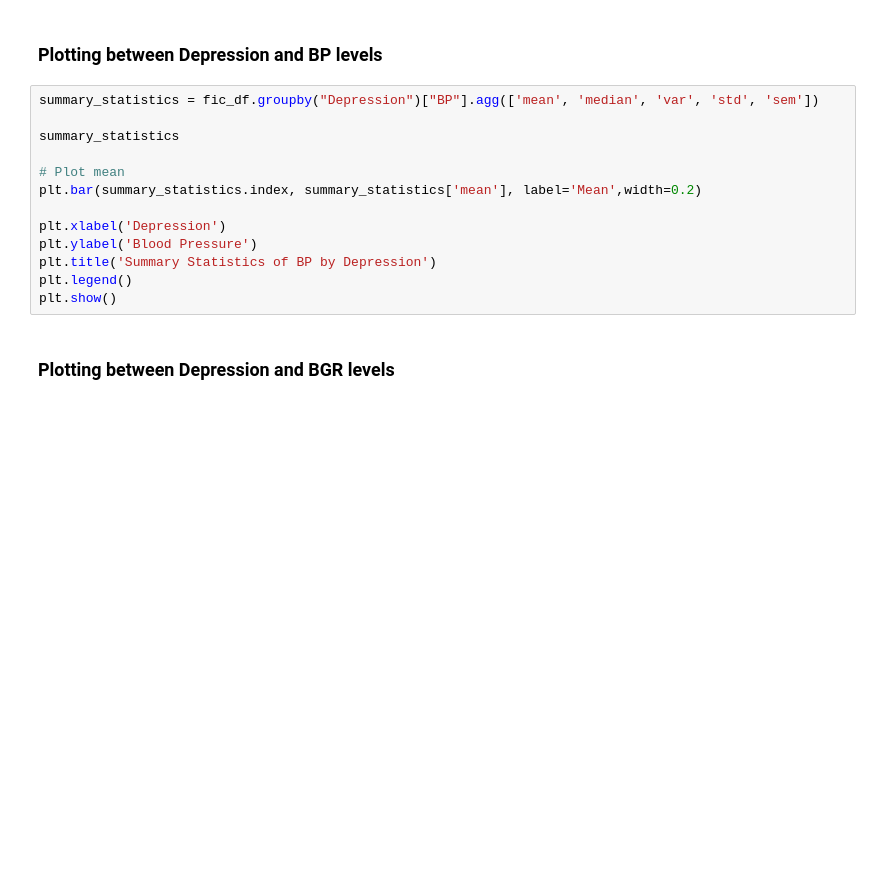
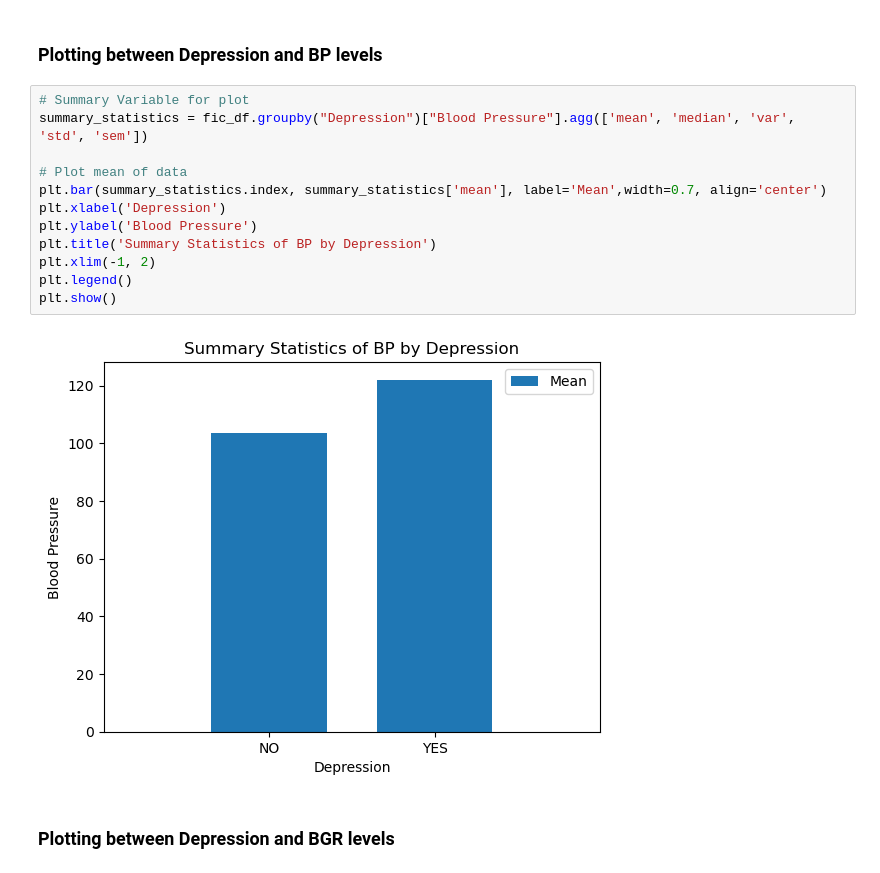
Before and after one commit to Vvlaid/Project-1, a Jupyter notebook: life_expectancy.ipynb, the cells around one changed output. Saved outputs shown, nothing was run; the diff lists cells and outputs as text; blank space fills up the shorter version.

```diff
--- a/life_expectancy.ipynb
+++ b/life_expectancy.ipynb
@@ -205,18 +307,19 @@ plt.show()
 # %% [markdown]
 ### Plotting  between Depression and BP levels
 # %%
-summary_statistics = fic_df.groupby("Depression")["BP"].agg(['mean', 'median', 'var', 'std', 'sem'])
+# Summary Variable for plot
+summary_statistics = fic_df.groupby("Depression")["Blood Pressure"].agg(['mean', 'median', 'var', 'std', 'sem'])
 
-summary_statistics
-
-# Plot mean
-plt.bar(summary_statistics.index, summary_statistics['mean'], label='Mean',width=0.2)
-
+# Plot mean of data
+plt.bar(summary_statistics.index, summary_statistics['mean'], label='Mean',width=0.7, align='center')
 plt.xlabel('Depression')
 plt.ylabel('Blood Pressure')
 plt.title('Summary Statistics of BP by Depression')
+plt.xlim(-1, 2)
 plt.legend()
 plt.show()
+# %% [output]
+[figure, added]
 # %% [markdown]
 ### Plotting  between Depression and BGR levels
 # %%
```
Also changed, not shown: parts of 27 cells of this notebook.
